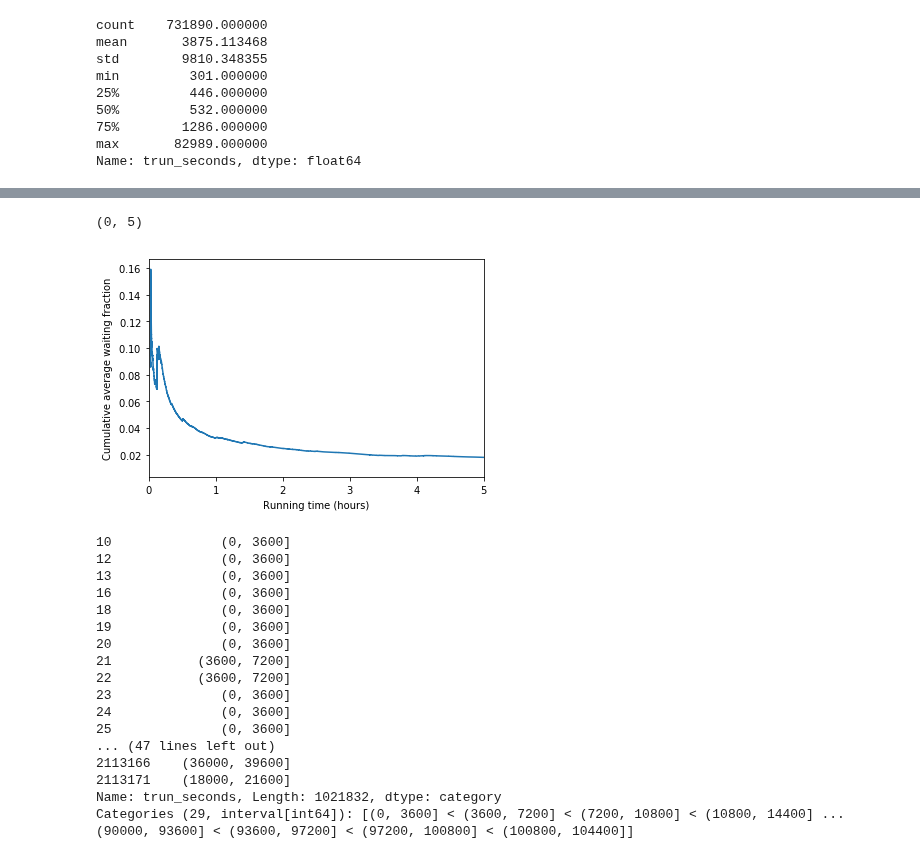
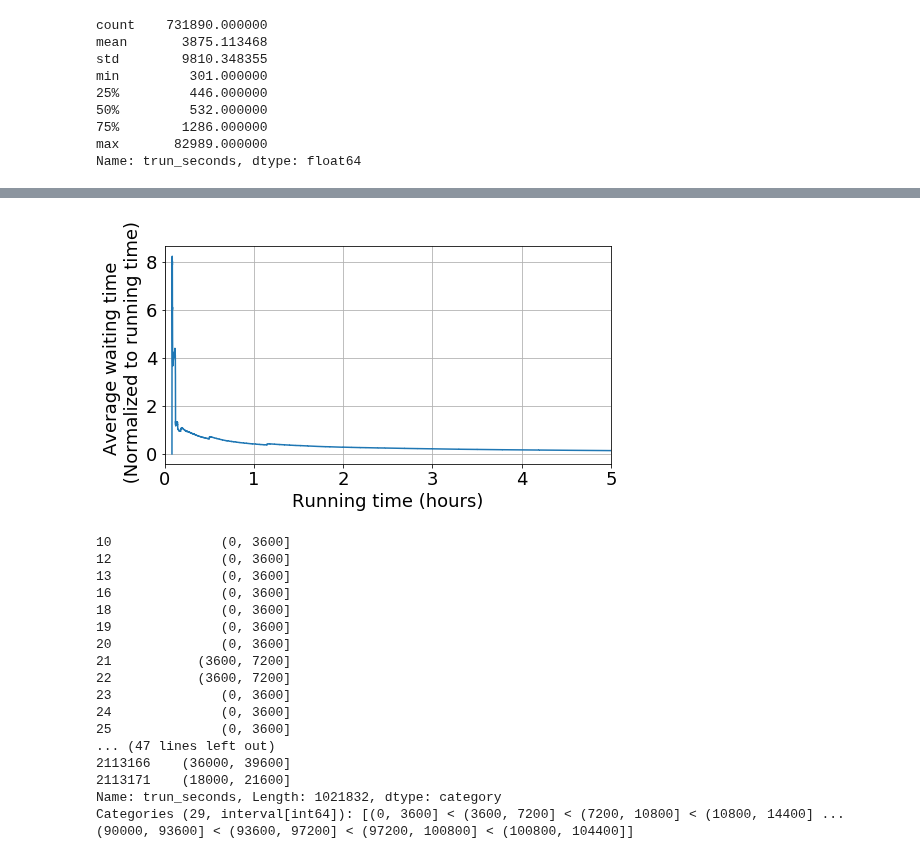
Before and after one commit to prateek-s/scispot, a Jupyter notebook: data/hpc-job-wait-times.ipynb, the cells around one changed output, grey strips where cells are left out. Saved outputs shown, nothing was run; the diff lists cells and outputs as text; code cells hidden in the pictures.

```diff
--- a/data/hpc-job-wait-times.ipynb
+++ b/data/hpc-job-wait-times.ipynb
@@ -238,11 +247,14 @@ Text(0,0.5,'Average waiting time (cumulative) hours')
-# %%
-plt.plot(scdf['trun_seconds']/3600.0, expanding_twait_mean/scdf['trun_seconds'])
-plt.xlabel("Running time (hours)")
-plt.ylabel("Cumulative average waiting fraction")
-plt.xlim((0,5))
-# %% [output]
-(0, 5)
-[figure, removed]
+# %%
+fig,ax = plt.subplots()
+fig.set_size_inches(8,4)
+ax.plot(scdf['trun_seconds']/3600.0, expanding_twait_mean/scdf['trun_seconds'])
+ax.set_xlabel("Running time (hours)")
+ax.set_ylabel("Average waiting time \n (Normalized to running time)")
+ax.set_xlim((0,5))
+ax.grid()
+plt.savefig("waiting_cumul.pdf",bbox_inches='tight')
+# %% [output]
+[figure, added]
 # %%
 pd.cut(cdf['trun_seconds'], np.arange(0,30*3600,3600))
 # %% [output]
```
Also changed, not shown: parts of 11 cells of this notebook, 9 other files.
